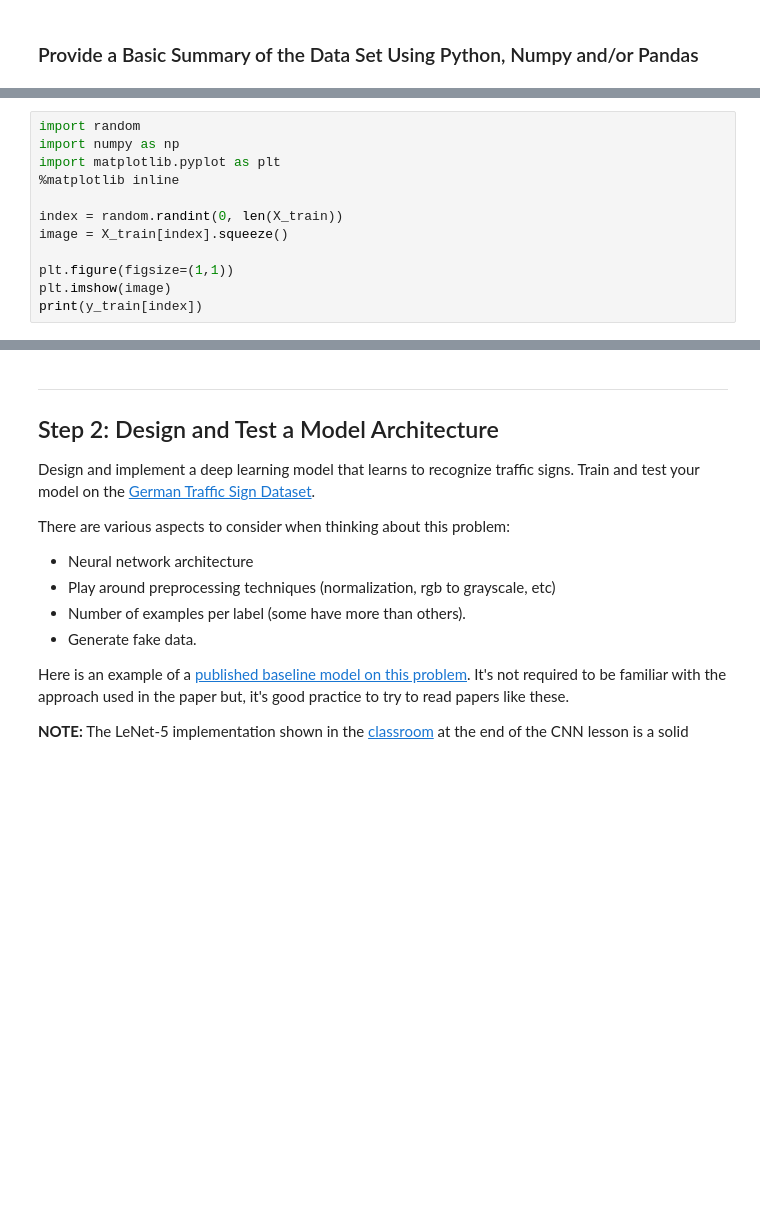
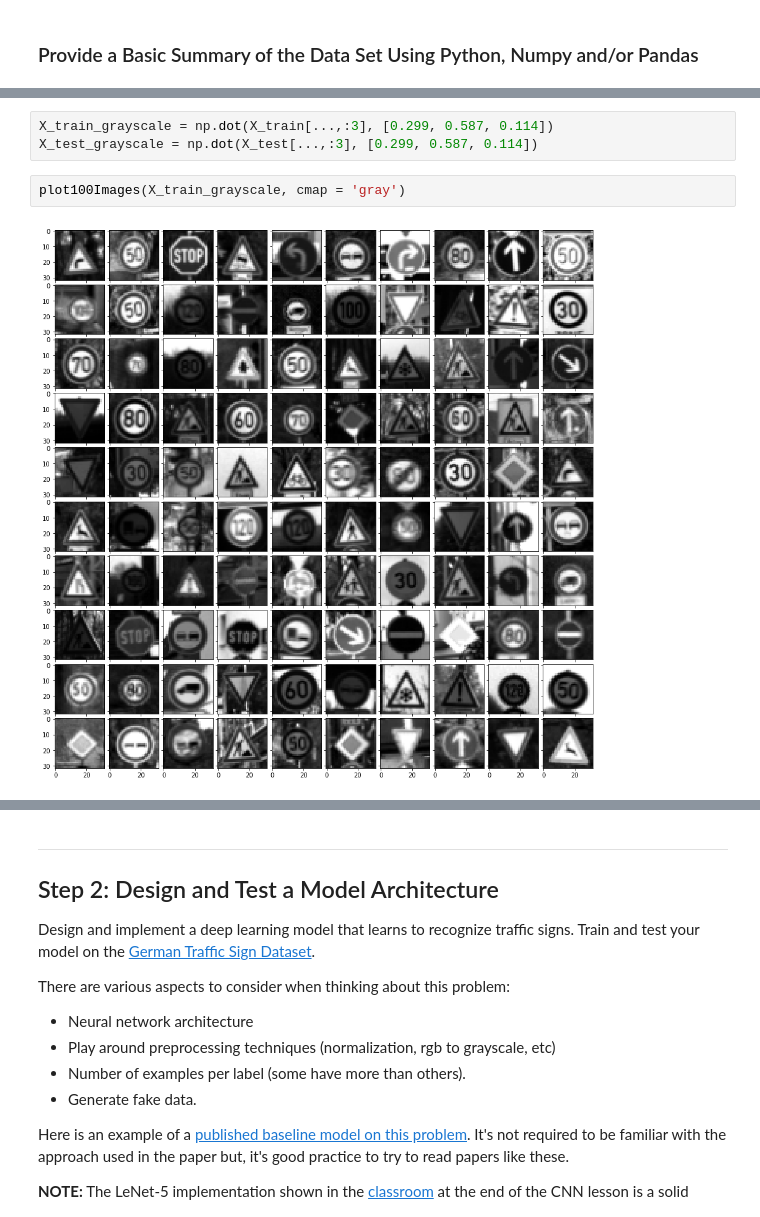
Before and after one commit to mahuna13/Traffic-Sign-Classifier, a Jupyter notebook: Traffic_Sign_Classifier.ipynb, the cells around one changed output, grey strips where cells are left out. Cells and saved outputs as stored; diff of their text form; blank space fills up the shorter version.

```diff
--- a/Traffic_Sign_Classifier.ipynb
+++ b/Traffic_Sign_Classifier.ipynb
@@ -92,12 +99,0 @@ The [Matplotlib](http://matplotlib.org/) [examples](http://matplotlib.org/exampl
-# %%
-import random
-import numpy as np
-import matplotlib.pyplot as plt
-%matplotlib inline
-
-index = random.randint(0, len(X_train))
-image = X_train[index].squeeze()
-
-plt.figure(figsize=(1,1))
-plt.imshow(image)
-print(y_train[index])
@@ -106,0 +168,7 @@ print(y_train[index])
+# %%
+X_train_grayscale = np.dot(X_train[...,:3], [0.299, 0.587, 0.114])
+X_test_grayscale = np.dot(X_test[...,:3], [0.299, 0.587, 0.114])
+# %%
+plot100Images(X_train_grayscale, cmap = 'gray')
+# %% [output]
+[figure, added]
```
Also changed, not shown: parts of 39 cells of this notebook.
